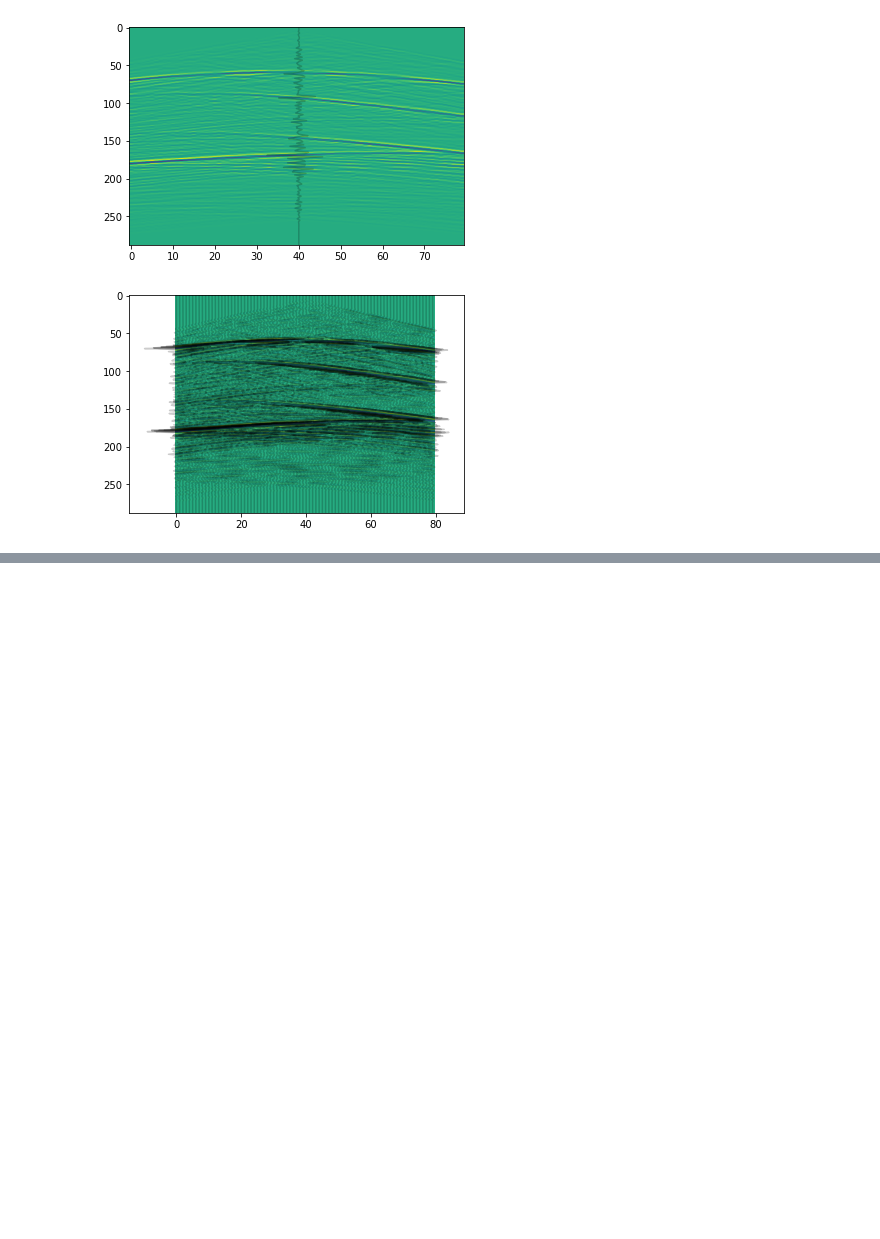
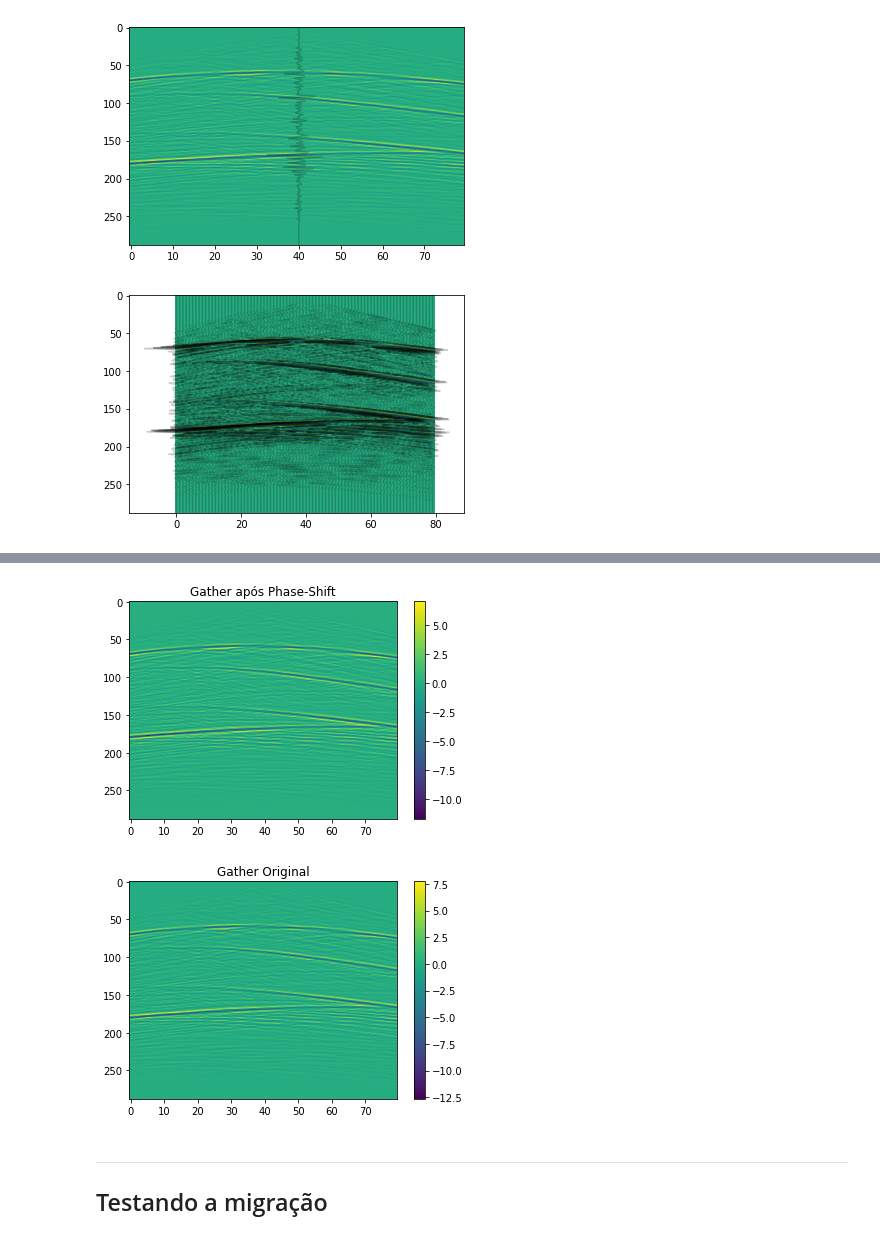
Before and after one commit to GuilhermeZakarewicz/DiffraPy, a Jupyter notebook: Teste_MeiaDerivada.ipynb, the cells around one changed output, grey strips where cells are left out. Saved outputs shown, nothing was run; the diff lists cells and outputs as text; code cells hidden in the pictures; blank space fills up the shorter version.

```diff
--- a/Teste_MeiaDerivada.ipynb
+++ b/Teste_MeiaDerivada.ipynb
@@ -135,0 +136,48 @@ plt.show()
+# %%
+def phase_shift(gather):
+    """
+    Realiza a meia-derivada (phase-shift de 45 graus) para os traços sísmicos de um gather.
+    Entrada:
+    gather - dado sísmico (nt,ntr)
+    Saída:
+    phase_gather - dado sísmico após phase-shift em todos os traços (nt,ntr)
+    """
+    phase_gather = gather.copy()
+    n_traces = shot.shape[-1]
+
+    for i in range(n_traces):
+        trace = gather[:,i] #selecionando cada traço dentro do gather
+
+        signalFFT = rfft(trace) #passando o traço pro domínio da frequência
+        #fftFreq = rfftfreq(len(trace)) #bins de frequência para plotar (eixo w)
+
+        signalPSD = np.abs(signalFFT) ** 2
+        signalPSD /= len(signalFFT)**2
+
+        signalPhase = np.angle(signalFFT) #fase do traço
+        newSignalFFT = signalFFT * cmath.rect( 1., np.pi/4 ) #Phase Shift de 45 graus
+
+        newSignal = irfft(newSignalFFT) #voltando para o domínio do tempo
+
+        phase_gather[:,i] = newSignal
+
+    return phase_gather
+# %%
+phase_gather_1 = phase_shift(shot)
+# %%
+plt.imshow(phase_gather_1, aspect="auto")
+plt.title("Gather após Phase-Shift")
+plt.colorbar()
+plt.show()
+
+plt.imshow(shot, aspect="auto")
+plt.title("Gather Original")
+plt.colorbar()
+plt.show()
+# %% [output]
+[figure, added]
+[figure, added]
+# %% [markdown]
+*******
+
+## Testando a migração
```
Also changed, not shown: parts of 15 cells of this notebook.
